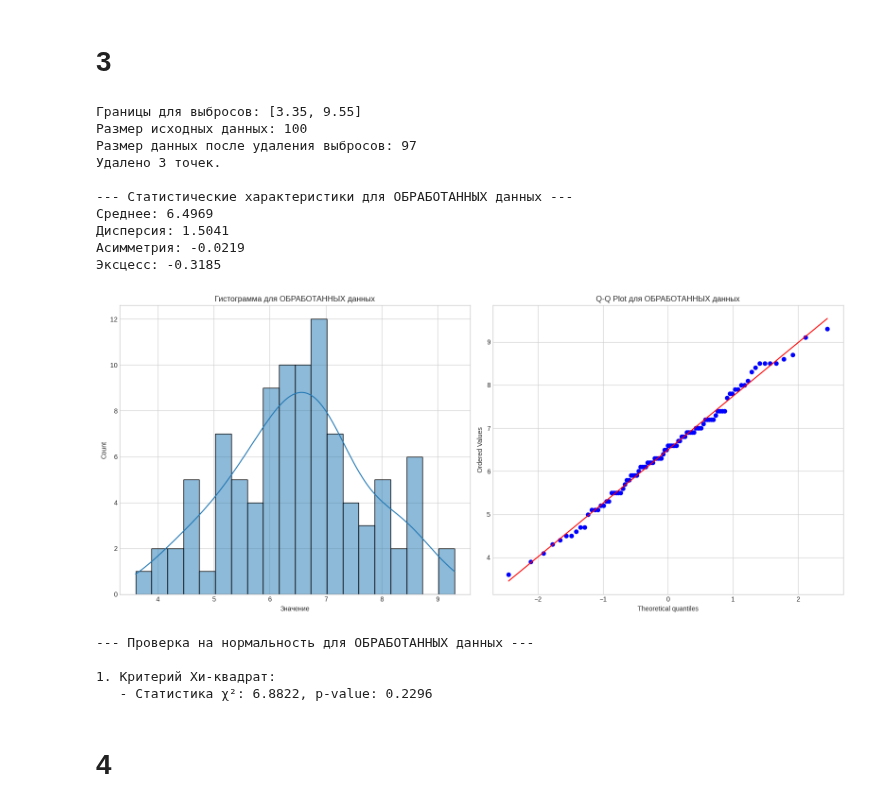
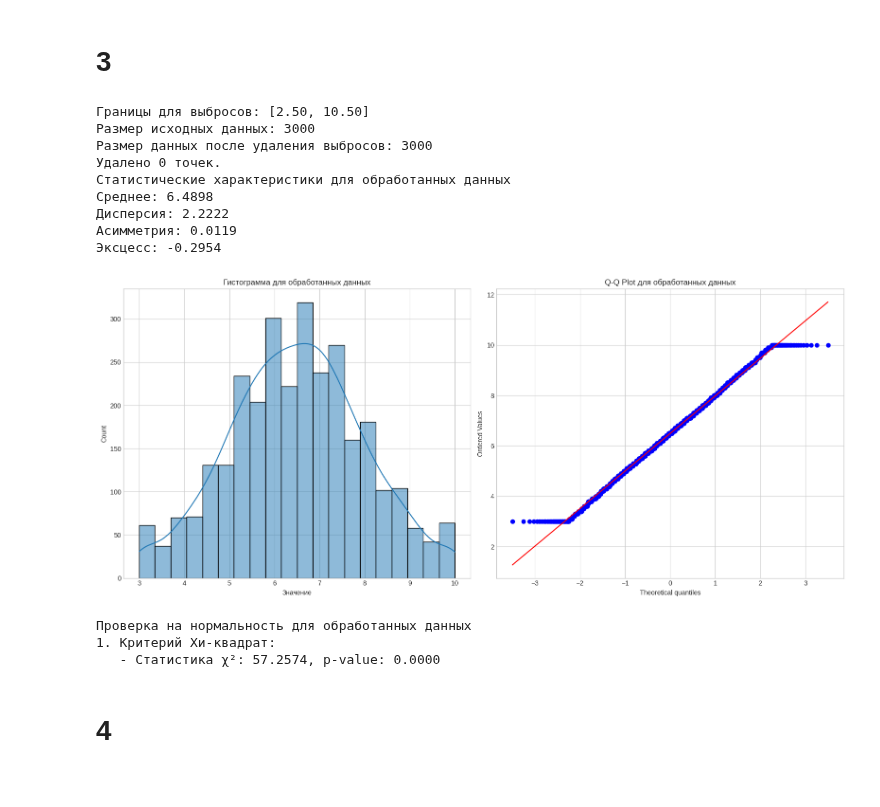
Before and after one commit to poluzerovT/oiad-3-2025, a Jupyter notebook: Zakharevich/lab1.ipynb, the cells around one changed output. Cells and saved outputs as stored; diff of their text form; code cells hidden in the pictures.

```diff
--- a/Zakharevich/lab1.ipynb
+++ b/Zakharevich/lab1.ipynb
@@ -76,7 +76,7 @@ CSV-файл успешно загружен локально.
 column_to_analyze = cols[N % 7]
 print(f"\nN = {N}, N % 7 = {N % 7}")
 print(f"Выбранный столбец для анализа: '{column_to_analyze}'")
-data_series = df[column_to_analyze][:100]
+data_series = df[column_to_analyze]
 # %% [output]
 N = 15, N % 7 = 1
 Выбранный столбец для анализа: 'Sleep_Hours'
@@ -221,55 +214,53 @@ upper_bound = Q3 + 1.5 * iqr
 
 data_processed = data_series[(data_series >= lower_bound) & (data_series <= upper_bound)]
 
-print(f"\nГраницы для выбросов: [{lower_bound:.2f}, {upper_bound:.2f}]")
+print(f"Границы для выбросов: [{lower_bound:.2f}, {upper_bound:.2f}]")
 print(f"Размер исходных данных: {len(data_series)}")
 print(f"Размер данных после удаления выбросов: {len(data_processed)}")
 print(f"Удалено {len(data_series) - len(data_processed)} точек.")
 
-print("\n--- Статистические характеристики для ОБРАБОТАННЫХ данных ---")
+print("Статистические характеристики для обработанных данных")
 mean_proc = data_processed.mean()
 var_proc = data_processed.var()
 mode_proc = data_processed.mode()[0]
 median_proc = data_processed.median()
 quantiles_proc = data_processed.quantile([0.25, 0.5, 0.75])
 kurtosis_proc = data_processed.kurtosis()
 skewness_proc = data_processed.skew()
 iqr_proc = quantiles_proc[0.75] - quantiles_proc[0.25]
 
 print(f"Среднее: {mean_proc:.4f}")
 print(f"Дисперсия: {var_proc:.4f}")
 print(f"Асимметрия: {skewness_proc:.4f}")
 print(f"Эксцесс: {kurtosis_proc:.4f}")
 
 fig, axes = plt.subplots(1, 2, figsize=(16, 7))
 sns.histplot(data_processed, kde=True, ax=axes[0], bins=20)
-axes[0].set_title(f'Гистограмма для ОБРАБОТАННЫХ данных')
+axes[0].set_title(f'Гистограмма для обработанных данных')
 axes[0].set_xlabel('Значение')
 stats.probplot(data_processed, dist="norm", plot=axes[1])
-axes[1].set_title('Q-Q Plot для ОБРАБОТАННЫХ данных')
+axes[1].set_title('Q-Q Plot для обработанных данных')
 plt.tight_layout()
 plt.show()
 
-print("\n--- Проверка на нормальность для ОБРАБОТАННЫХ данных ---")
+print("Проверка на нормальность для обработанных данных")
 chi2_proc, p_val_proc, dof_proc = chi_square_normality_test(data_processed)
-print("\n1. Критерий Хи-квадрат:")
+print("1. Критерий Хи-квадрат:")
 print(f"   - Статистика χ²: {chi2_proc:.4f}, p-value: {p_val_proc:.4f}")
 # %% [output]
-Границы для выбросов: [3.35, 9.55]
-Размер исходных данных: 100
-Размер данных после удаления выбросов: 97
-Удалено 3 точек.
-
---- Статистические характеристики для ОБРАБОТАННЫХ данных ---
-Среднее: 6.4969
-Дисперсия: 1.5041
-Асимметрия: -0.0219
-Эксцесс: -0.3185
+Границы для выбросов: [2.50, 10.50]
+Размер исходных данных: 3000
+Размер данных после удаления выбросов: 3000
+Удалено 0 точек.
+Статистические характеристики для обработанных данных
+Среднее: 6.4898
+Дисперсия: 2.2222
+Асимметрия: 0.0119
+Эксцесс: -0.2954
-[figure, old version]
+[figure, new version]
---- Проверка на нормальность для ОБРАБОТАННЫХ данных ---
-
+Проверка на нормальность для обработанных данных
 1. Критерий Хи-квадрат:
-   - Статистика χ²: 6.8822, p-value: 0.2296
+   - Статистика χ²: 57.2574, p-value: 0.0000
 # %% [markdown]
 # 4
 # %%
```
Also changed, not shown: parts of 3 cells of this notebook.
